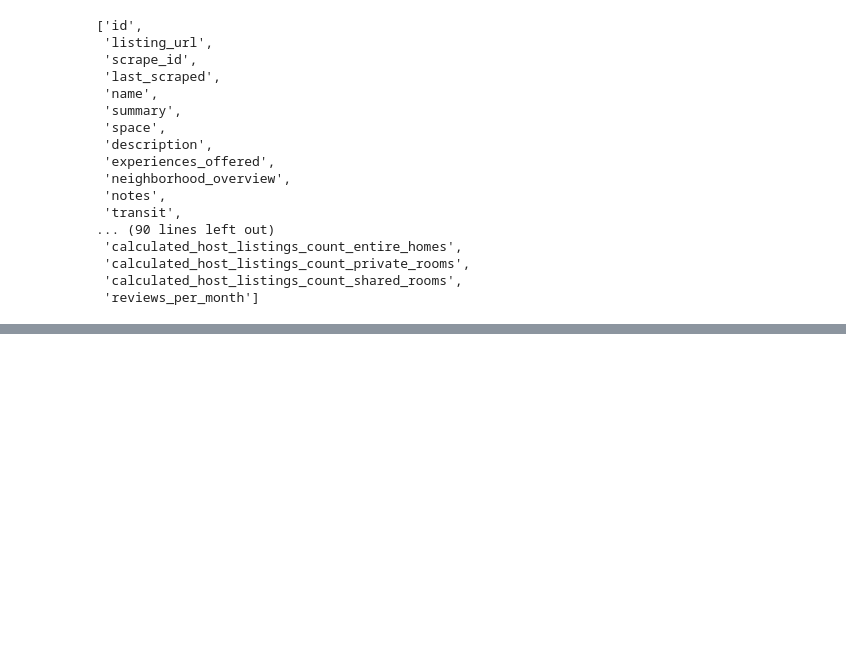
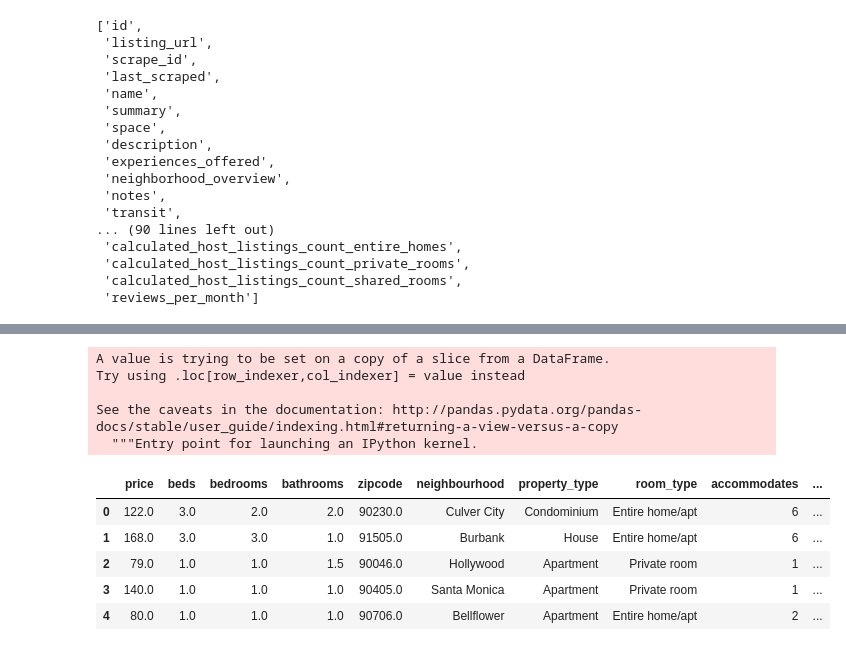
Before and after one commit to bw-airbnb-team-3/data-engineering, a Jupyter notebook: notebooks/DS_AirBnB_Team3.ipynb, the cells around one changed output, grey strips where cells are left out. Drawn from its saved outputs; the diff is of its cells as text; code cells hidden in the pictures; blank space fills up the shorter version.

```diff
--- a/notebooks/DS_AirBnB_Team3.ipynb
+++ b/notebooks/DS_AirBnB_Team3.ipynb
@@ -88,0 +110,13 @@ list(det_list.columns)
+# %%
+train['price'] = train['price'].str.replace('$','')
+train['price'] = train['price'].str.replace(',','').astype('float')
+
+train['zipcode'] = train['zipcode'].str.strip()
+train['zipcode'] = np.where(train['zipcode'].str.contains('ca', case = False), '', train['zipcode'])
+train['zipcode'] = train['zipcode'].str.replace(' ', '')
+train['zipcode'] = train['zipcode'].str.replace('139SValenciaAve,Glendora.', '')
+train['zipcode'] = train['zipcode'].str[:5]
+train['zipcode'] = train['zipcode'].replace('',np.nan)
+train['zipcode'] = train['zipcode'].astype('float')
+
+train['instant_bookable'] = np.where(train['instant_bookable'].str.contains('t'), 1, 0)
@@ -88,0 +141,14 @@ list(det_list.columns)
+# %%
+train.head()
+# %% [output]
+A value is trying to be set on a copy of a slice from a DataFrame.
+Try using .loc[row_indexer,col_indexer] = value instead
+
+See the caveats in the documentation: http://pandas.pydata.org/pandas-docs/stable/user_guide/indexing.html#returning-a-view-versus-a-copy
+  """Entry point for launching an IPython kernel.
+|  | price | beds | bedrooms | bathrooms | zipcode | neighbourhood | property_type | room_type | accommodates | ... |
+| 0 | 122.0 | 3.0 | 2.0 | 2.0 | 90230.0 | Culver City | Condominium | Entire home/apt | 6 | ... |
+| 1 | 168.0 | 3.0 | 3.0 | 1.0 | 91505.0 | Burbank | House | Entire home/apt | 6 | ... |
+| 2 | 79.0 | 1.0 | 1.0 | 1.5 | 90046.0 | Hollywood | Apartment | Private room | 1 | ... |
+| 3 | 140.0 | 1.0 | 1.0 | 1.0 | 90405.0 | Santa Monica | Apartment | Private room | 1 | ... |
+| 4 | 80.0 | 1.0 | 1.0 | 1.0 | 90706.0 | Bellflower | Apartment | Entire home/apt | 2 | ... |
```
Also changed, not shown: parts of 6 cells of this notebook.
